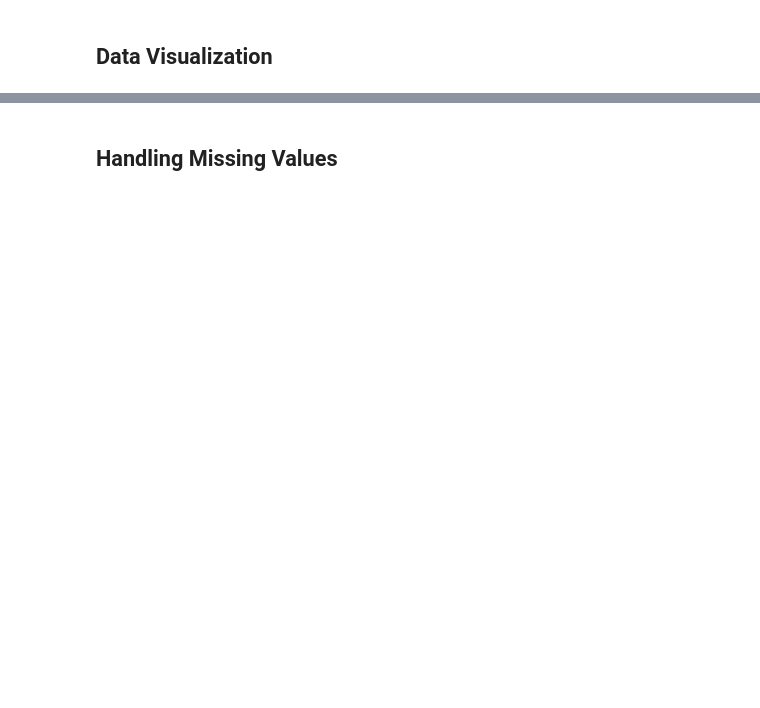
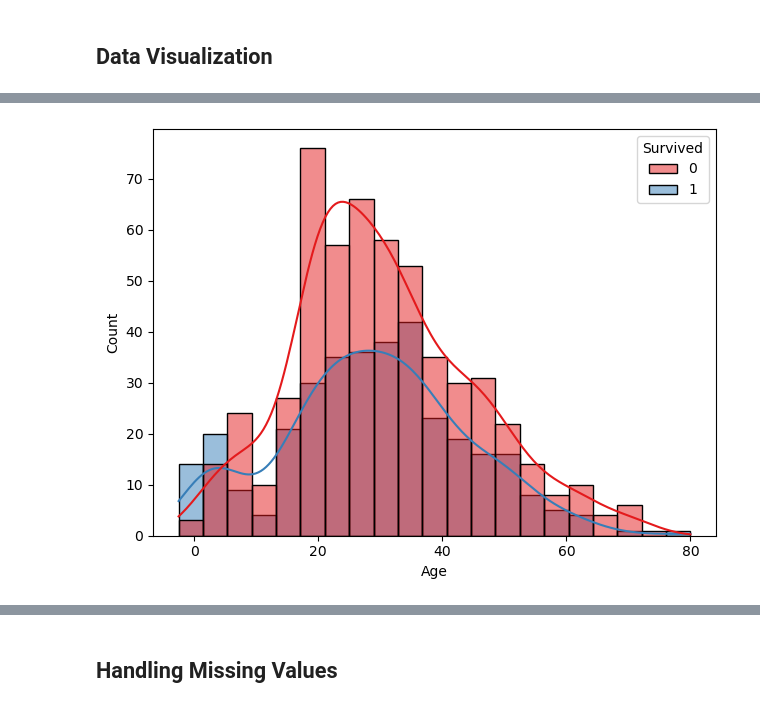
Before and after one commit to pandipellylahari/machine_learning_lab, a Jupyter notebook: Decision Tree.ipynb, the cells around one changed output, grey strips where cells are left out. Saved outputs shown, nothing was run; the diff lists cells and outputs as text; code cells hidden in the pictures; blank space fills up the shorter version.

```diff
--- a/Decision Tree.ipynb
+++ b/Decision Tree.ipynb
@@ -91,2 +120,8 @@ df.isnull().sum().idxmax()
 # %%
 #Plot histogram of age for survived and did not survived class
+
+sns.histplot(data=df,x="Age",kde=True,palette="Set1",hue="Survived")
+plt.tight_layout()
+plt.show()
+# %% [output]
+[figure, added]
```
Also changed, not shown: parts of 45 cells of this notebook.
